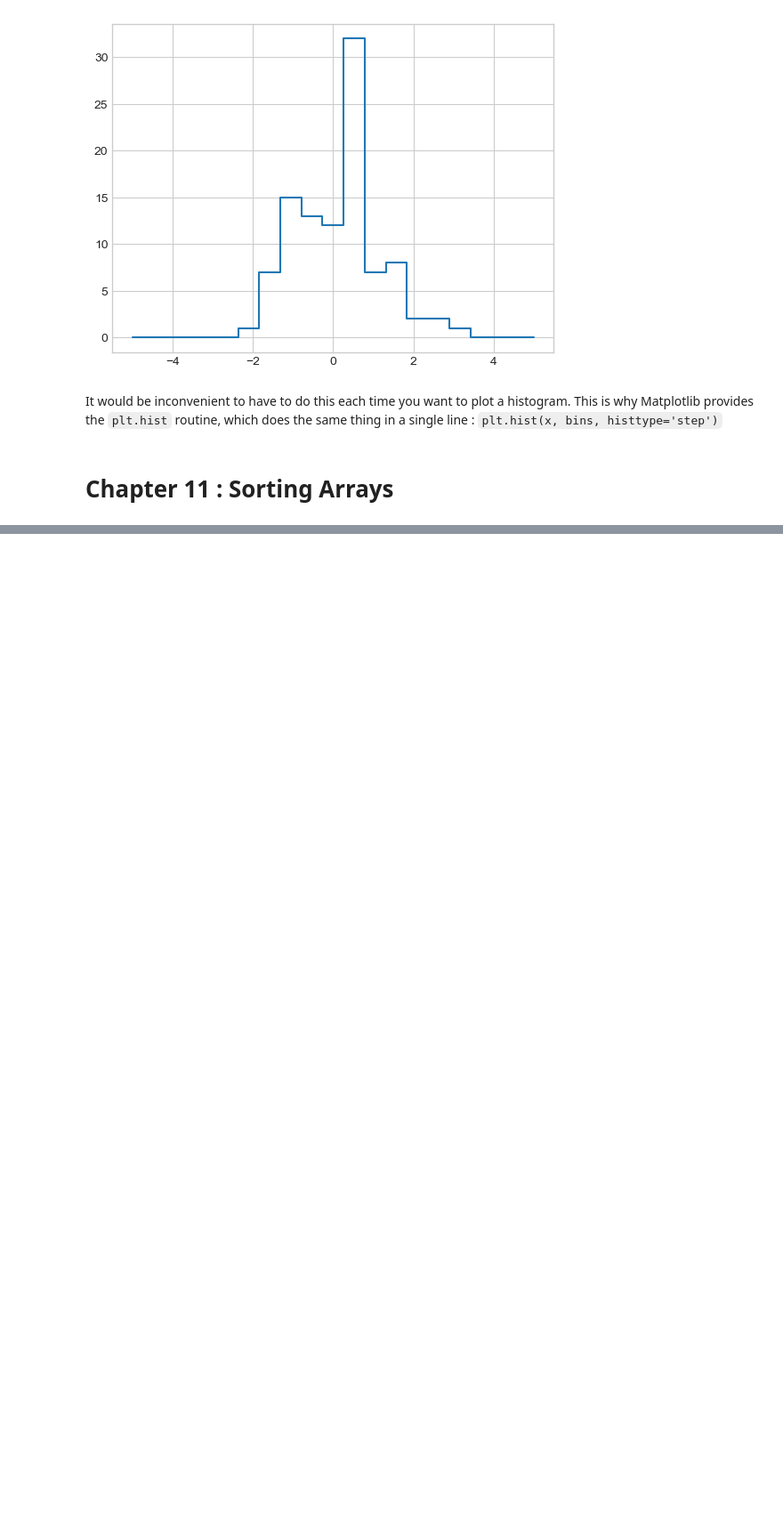
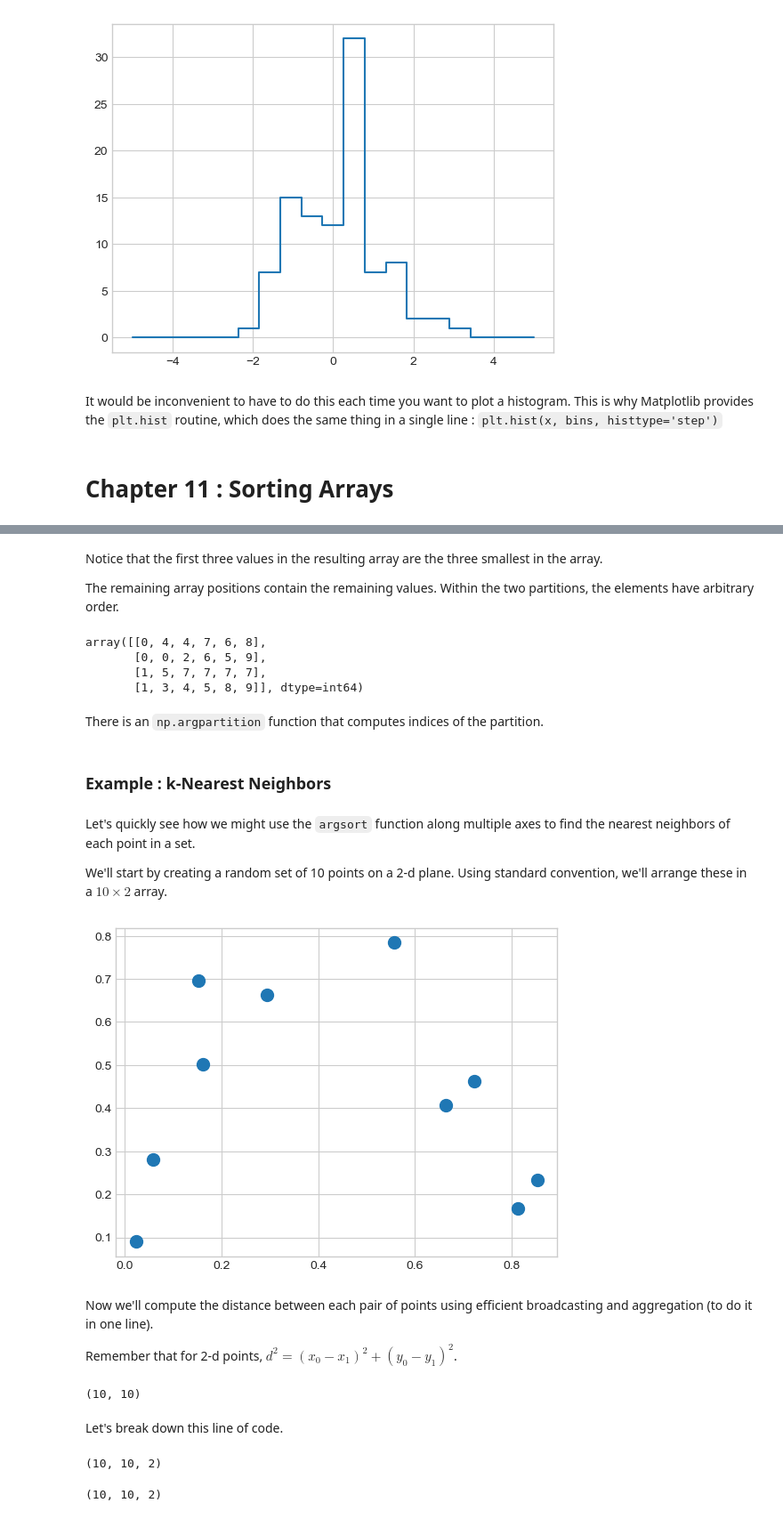
Before and after one commit to huymh/jupyter-notes, a Jupyter notebook: HB_Introduction_to_NumPy.ipynb, the cells around one changed output, grey strips where cells are left out. Shown: that part at 89% size. Cells and saved outputs as stored; diff of their text form; code cells hidden in the pictures; blank space fills up the shorter version.

```diff
--- a/HB_Introduction_to_NumPy.ipynb
+++ b/HB_Introduction_to_NumPy.ipynb
@@ -1572,0 +1625,4 @@ It would be inconvenient to have to do this each time you want to plot a histogr
+# %%
+rng = np.random.default_rng(seed = 42)
+X = rng.integers(0, 10, (4,6))
+print(X)
@@ -1572,0 +1662,56 @@ It would be inconvenient to have to do this each time you want to plot a histogr
+# %% [markdown]
+Notice that the first three values in the resulting array are the three smallest in the array.
+
+The remaining array positions contain the remaining values. Within the two partitions, the elements have arbitrary order.
+# %%
+# can partition along an arbitrary axis of a multidimensional array
+np.partition(X, 2, axis = 1)
+# %% [output]
+array([[0, 4, 4, 7, 6, 8],
+       [0, 0, 2, 6, 5, 9],
+       [1, 5, 7, 7, 7, 7],
+       [1, 3, 4, 5, 8, 9]], dtype=int64)
+# %% [markdown]
+There is an `np.argpartition` function that computes indices of the partition.
+# %% [markdown]
+### Example : k-Nearest Neighbors
+# %% [markdown]
+Let's quickly see how we might use the `argsort` function along multiple axes to find the nearest neighbors of each point in a set.
+
+We'll start by creating a random set of 10 points on a 2-d plane. Using standard convention, we'll arrange these in a $10 \times 2$ array.
+# %%
+X = rng.random((10,2))
+
+# scatter plot to see how these points look
+%matplotlib inline
+import matplotlib.pyplot as plt
+
+plt.clf
+plt.style.use('seaborn-v0_8-whitegrid')
+plt.scatter(X[:,0], X[:,1], s = 100)
+plt.show()
+# %% [output]
+[figure, added]
+# %% [markdown]
+Now we'll compute the distance between each pair of points using efficient broadcasting and aggregation (to do it in one line).
+
+Remember that for 2-d points, $d^2 = (x_0 - x_1)^2 + (y_0 - y_1)^2$.
+# %%
+dist_sq = np.sum((X[:, np.newaxis] - X[np.newaxis,:]) ** 2, axis = -1)
+dist_sq.shape
+# %% [output]
+(10, 10)
+# %% [markdown]
+Let's break down this line of code.
+# %%
+# for each pair of points, compute the differences in thier coordinates
+differences = X[:, np.newaxis] - X[np.newaxis, :]
+differences.shape
+# %% [output]
+(10, 10, 2)
+# %%
+# square the coordinate differences
+sq_differences = differences ** 2
+sq_differences.shape
+# %% [output]
+(10, 10, 2)
```
Also changed, not shown: parts of 30 cells of this notebook.
